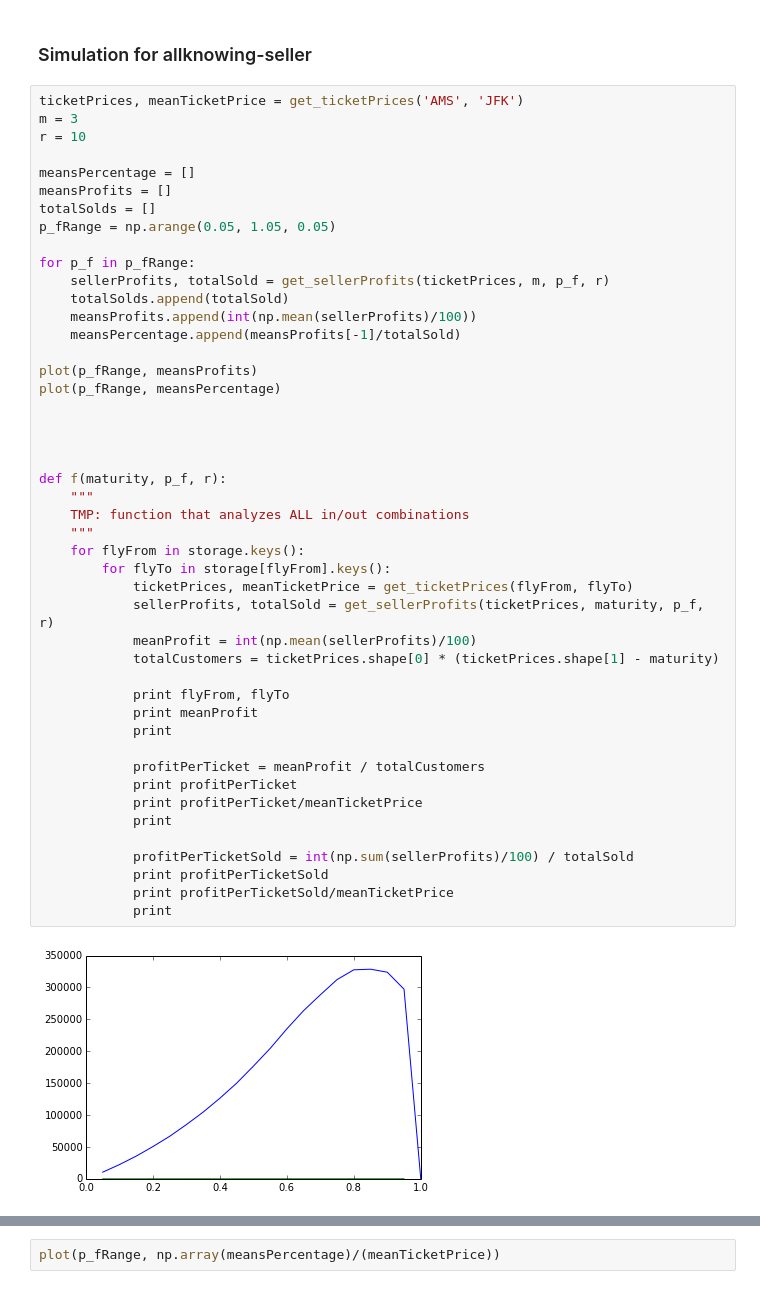
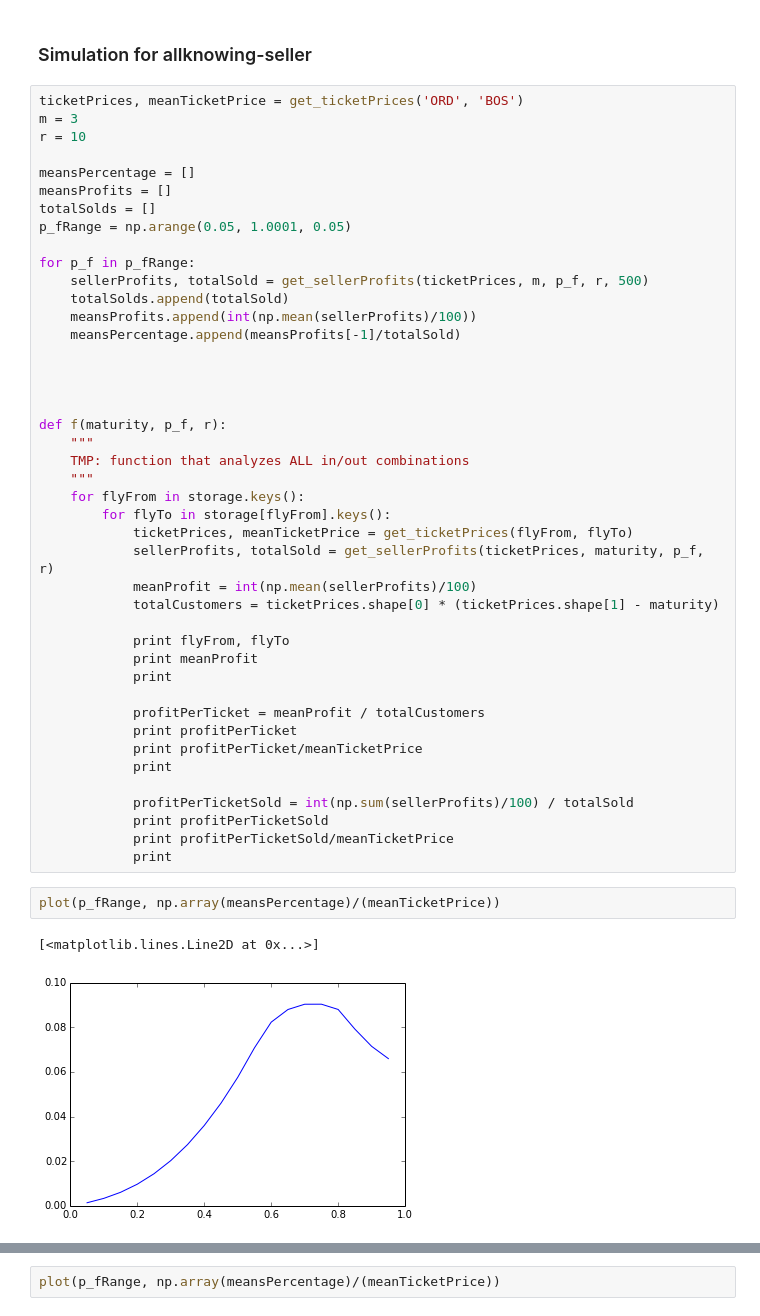
Before and after one commit to vankempen/Thesis, a Jupyter notebook: Simulation/Simulation.ipynb, the cells around one changed output, grey strips where cells are left out. Drawn from its saved outputs; the diff is of its cells as text.

```diff
--- a/Simulation/Simulation.ipynb
+++ b/Simulation/Simulation.ipynb
@@ -77,23 +82,20 @@ def get_sellerProfits(ticketPrices, maturity, p_f, r, numberOfTrials=500):
 # %% [markdown]
 ### Simulation for allknowing-seller
 # %%
-ticketPrices, meanTicketPrice = get_ticketPrices('AMS', 'JFK')
+ticketPrices, meanTicketPrice = get_ticketPrices('ORD', 'BOS')
 m = 3
 r = 10
 
 meansPercentage = []
 meansProfits = []
 totalSolds = []
-p_fRange = np.arange(0.05, 1.05, 0.05)
+p_fRange = np.arange(0.05, 1.0001, 0.05)
 
 for p_f in p_fRange:
-    sellerProfits, totalSold = get_sellerProfits(ticketPrices, m, p_f, r)
+    sellerProfits, totalSold = get_sellerProfits(ticketPrices, m, p_f, r, 500)
     totalSolds.append(totalSold)
     meansProfits.append(int(np.mean(sellerProfits)/100))
     meansPercentage.append(meansProfits[-1]/totalSold)
-
-plot(p_fRange, meansProfits)
-plot(p_fRange, meansPercentage)
 
 
 
@@ -122,5 +124,8 @@ def f(maturity, p_f, r):
             print profitPerTicketSold
             print profitPerTicketSold/meanTicketPrice
             print
-# %% [output]
-[figure, removed]
+# %%
+plot(p_fRange, np.array(meansPercentage)/(meanTicketPrice))
+# %% [output]
+[<matplotlib.lines.Line2D at 0x...>]
+[figure, added]
```
Also changed, not shown: parts of 8 cells of this notebook, 3 other files.
